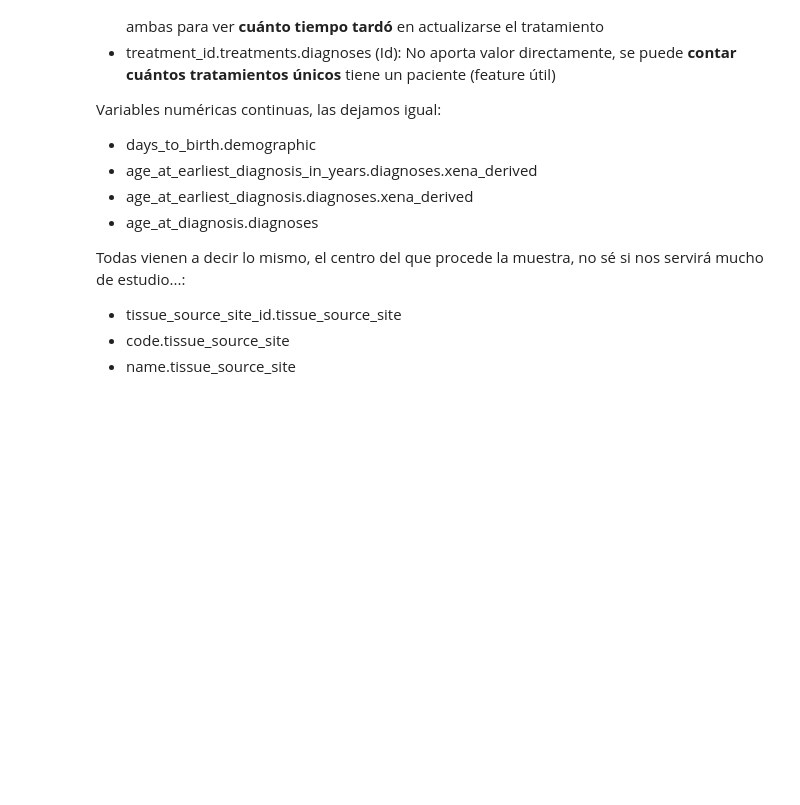
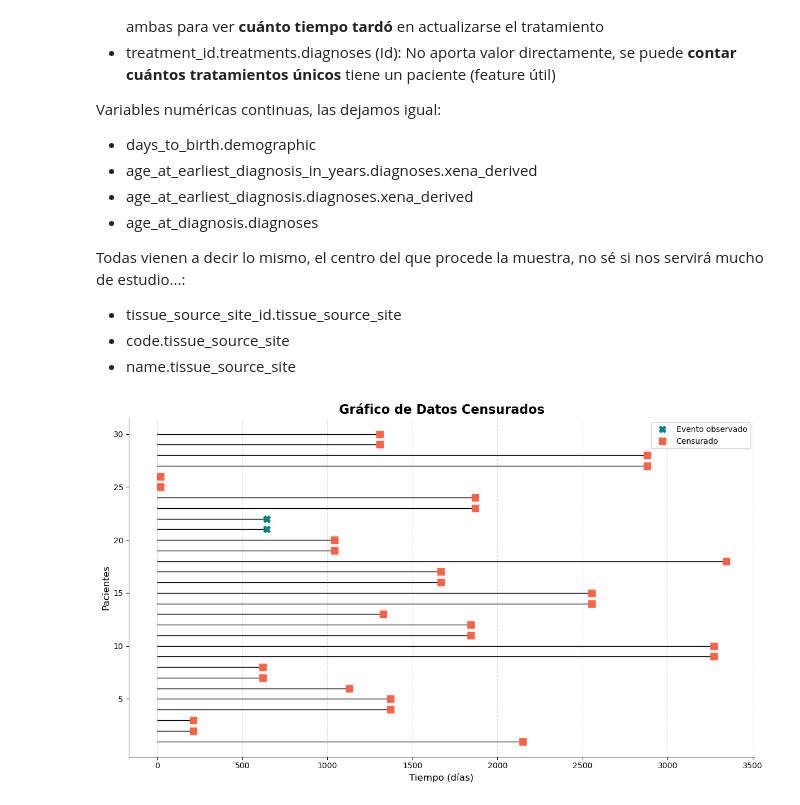
Before and after one commit to crltsnch/TFG_Carlota, a Jupyter notebook: Procesamiento/Transformacion.ipynb, the cells around one changed output. Cells and saved outputs as stored; diff of their text form; code cells hidden in the pictures; blank space fills up the shorter version.

```diff
--- a/Procesamiento/Transformacion.ipynb
+++ b/Procesamiento/Transformacion.ipynb
@@ -633,5 +633,52 @@ Todas vienen a decir lo mismo, el centro del que procede la muestra, no sé si n
 - tissue_source_site_id.tissue_source_site
 - code.tissue_source_site
 - name.tissue_source_site
+# %%
+import matplotlib.pyplot as plt
+import matplotlib.lines as mlines
+
+# Subconjunto (ejemplo: 30 primeros pacientes)
+subset = df[['duration', 'censored']].copy().iloc[:30]
+subset.reset_index(drop=True, inplace=True)
+
+plt.figure(figsize=(12, 7))
+
+for i, row in subset.iterrows():
+    # Línea de seguimiento
+    plt.hlines(y=i+1, xmin=0, xmax=row['duration'], color='black', linewidth=1)
+
+    # Evento censurado o observado
+    if row['censored'] == 1:
+        plt.plot(row['duration'], i+1, marker='s', color='tomato', markersize=8)
+    else:
+        plt.plot(row['duration'], i+1, marker='X', color='teal', markersize=8)
+
+    # Punto inicial opcional
+    plt.plot(0, i+1, marker='|', color='gray', markersize=6, alpha=0.4)
+
+# Leyenda forzada (aunque no aparezca en la 1.ª iteración)
+evento_obs = mlines.Line2D([], [], color='teal', marker='X', linestyle='None',
+                           markersize=8, label='Evento observado')
+censurado = mlines.Line2D([], [], color='tomato', marker='s', linestyle='None',
+                          markersize=8, label='Censurado')
+
+plt.legend(handles=[evento_obs, censurado], loc='upper right')
+
+# Estética
+plt.title("Gráfico de Datos Censurados", fontsize=16, fontweight='bold')
+plt.xlabel("Tiempo (días)", fontsize=12)
+plt.ylabel("Pacientes", fontsize=12)
+plt.yticks([5, 10, 15, 20, 25, 30])
+plt.grid(axis='x', linestyle='--', alpha=0.4)
+# Ejes personalizados
+ax = plt.gca()
+ax.spines['bottom'].set_color('dimgray')  # Eje X
+ax.spines['left'].set_color('dimgray')    # Eje Y
+ax.spines['top'].set_visible(False)       # Ocultar borde superior
+ax.spines['right'].set_visible(False)     # Ocultar borde derecho
+plt.tight_layout()
+plt.show()
+# %% [output]
+[figure, added]
 # %%
 df.to_csv('../Dataframe/datos_limpios.csv', index=False)
```
